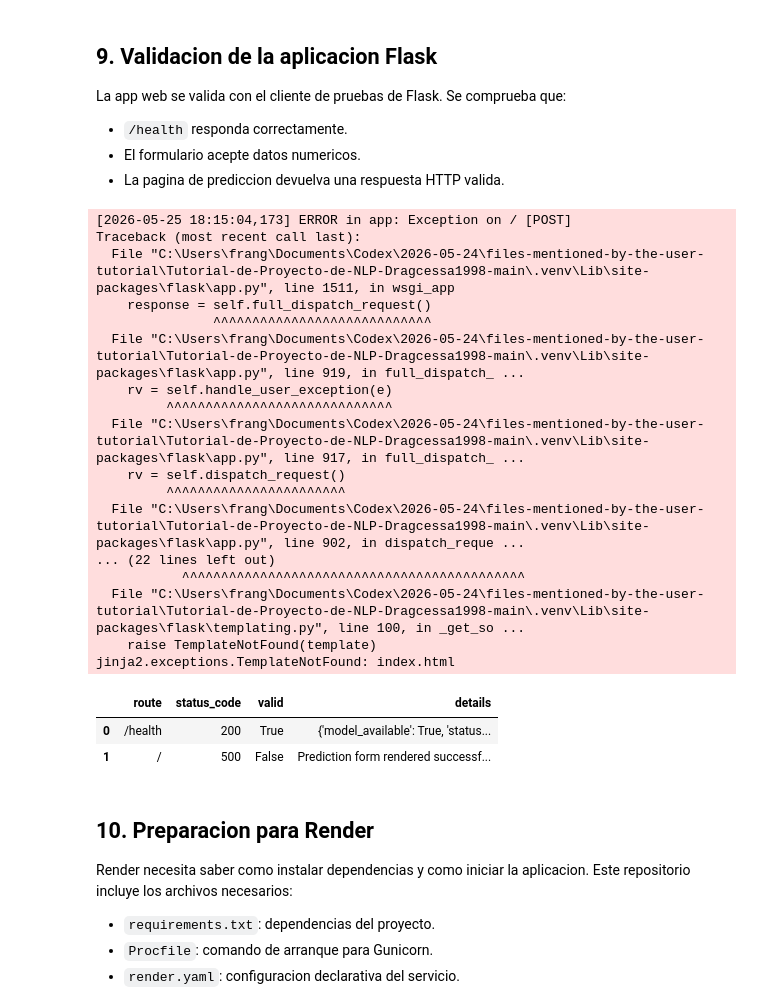
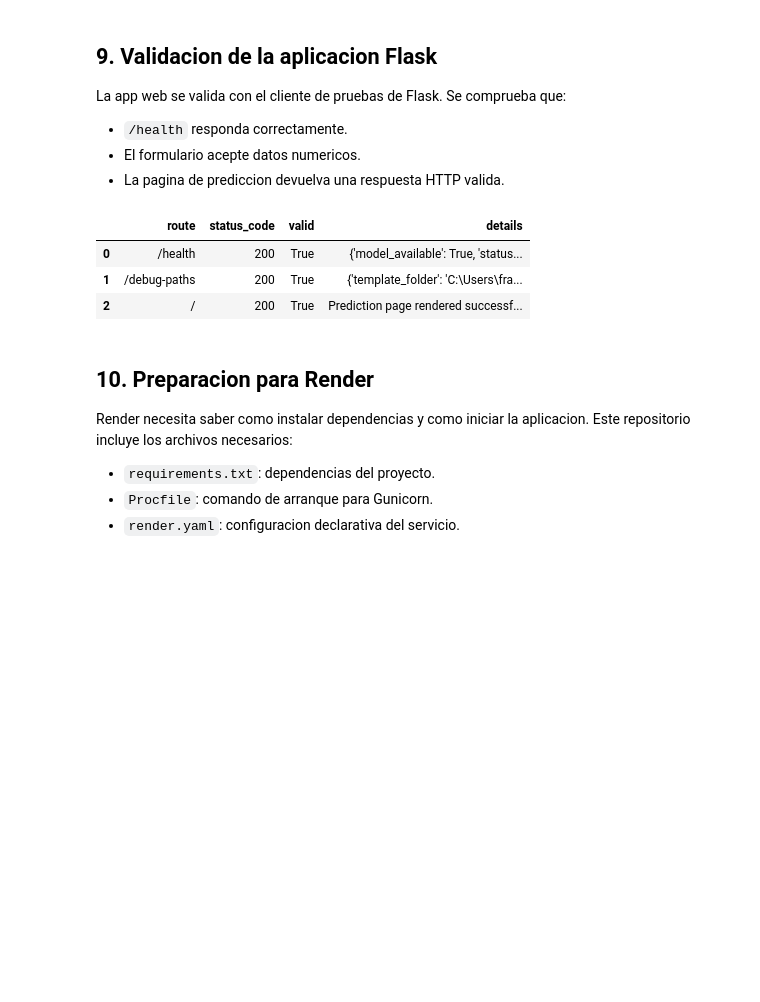
Before and after one commit to 4GeeksAcademy/Tutorial-de-una-aplicaci-n-web-de-ML-con-Flask-Dragcessa1998, a Jupyter notebook: src/explore.ipynb, the cells around one changed output. Drawn from its saved outputs; the diff is of its cells as text; code cells hidden in the pictures; blank space fills up the shorter version.

Commit message:
Refresh Flask validation notebook output

```diff
--- a/src/explore.ipynb
+++ b/src/explore.ipynb
@@ -336,53 +336,49 @@ La app web se valida con el cliente de pruebas de Flask. Se comprueba que:
 import importlib.util
 
 flask_app_path = PROJECT_ROOT / "app.py"
 spec = importlib.util.spec_from_file_location("flask_web_app", flask_app_path)
 flask_web_app = importlib.util.module_from_spec(spec)
 spec.loader.exec_module(flask_web_app)
 
 with flask_web_app.app.test_client() as client:
     health_response = client.get("/health")
+    debug_response = client.get("/debug-paths")
     prediction_response = client.post("/", data=sample)
 
+prediction_rendered = prediction_response.status_code == 200 and b"Predicted species" in prediction_response.data
 flask_validation = pd.DataFrame(
     [
         {
             "route": "/health",
             "status_code": health_response.status_code,
             "valid": health_response.status_code == 200 and health_response.json.get("status") == "ok",
             "details": health_response.json,
         },
         {
+            "route": "/debug-paths",
+            "status_code": debug_response.status_code,
+            "valid": debug_response.status_code == 200 and debug_response.json.get("index_template_exists") is True,
+            "details": {
+                "template_folder": debug_response.json.get("template_folder"),
+                "index_template_exists": debug_response.json.get("index_template_exists"),
+            },
+        },
+        {
             "route": "/",
             "status_code": prediction_response.status_code,
-            "valid": prediction_response.status_code == 200 and b"Predicted species" in prediction_response.data,
-            "details": "Prediction form rendered successfully",
+            "valid": prediction_rendered,
+            "details": "Prediction page rendered successfully" if prediction_rendered else prediction_response.data[:200].decode("utf-8", errors="replace"),
         },
     ]
 )
 
+assert flask_validation["valid"].all(), "Flask validation failed. Review the route diagnostics above."
 flask_validation
 # %% [output]
-[2026-05-25 18:15:04,173] ERROR in app: Exception on / [POST]
-Traceback (most recent call last):
-  File "C:\Users\frang\Documents\Codex\2026-05-24\files-mentioned-by-the-user-tutorial\Tutorial-de-Proyecto-de-NLP-Dragcessa1998-main\.venv\Lib\site-packages\flask\app.py", line 1511, in wsgi_app
-    response = self.full_dispatch_request()
-               ^^^^^^^^^^^^^^^^^^^^^^^^^^^^
-  File "C:\Users\frang\Documents\Codex\2026-05-24\files-mentioned-by-the-user-tutorial\Tutorial-de-Proyecto-de-NLP-Dragcessa1998-main\.venv\Lib\site-packages\flask\app.py", line 919, in full_dispatch_ ...
-    rv = self.handle_user_exception(e)
-         ^^^^^^^^^^^^^^^^^^^^^^^^^^^^^
-  File "C:\Users\frang\Documents\Codex\2026-05-24\files-mentioned-by-the-user-tutorial\Tutorial-de-Proyecto-de-NLP-Dragcessa1998-main\.venv\Lib\site-packages\flask\app.py", line 917, in full_dispatch_ ...
-    rv = self.dispatch_request()
-         ^^^^^^^^^^^^^^^^^^^^^^^
-  File "C:\Users\frang\Documents\Codex\2026-05-24\files-mentioned-by-the-user-tutorial\Tutorial-de-Proyecto-de-NLP-Dragcessa1998-main\.venv\Lib\site-packages\flask\app.py", line 902, in dispatch_reque ...
-... (22 lines left out)
-           ^^^^^^^^^^^^^^^^^^^^^^^^^^^^^^^^^^^^^^^^^^^^
-  File "C:\Users\frang\Documents\Codex\2026-05-24\files-mentioned-by-the-user-tutorial\Tutorial-de-Proyecto-de-NLP-Dragcessa1998-main\.venv\Lib\site-packages\flask\templating.py", line 100, in _get_so ...
-    raise TemplateNotFound(template)
-jinja2.exceptions.TemplateNotFound: index.html
 |  | route | status_code | valid | details |
 | 0 | /health | 200 | True | {'model_available': True, 'status... |
-| 1 | / | 500 | False | Prediction form rendered successf... |
+| 1 | /debug-paths | 200 | True | {'template_folder': 'C:\Users\fra... |
+| 2 | / | 200 | True | Prediction page rendered successf... |
 # %% [markdown]
 ## 10. Preparacion para Render
 
```
